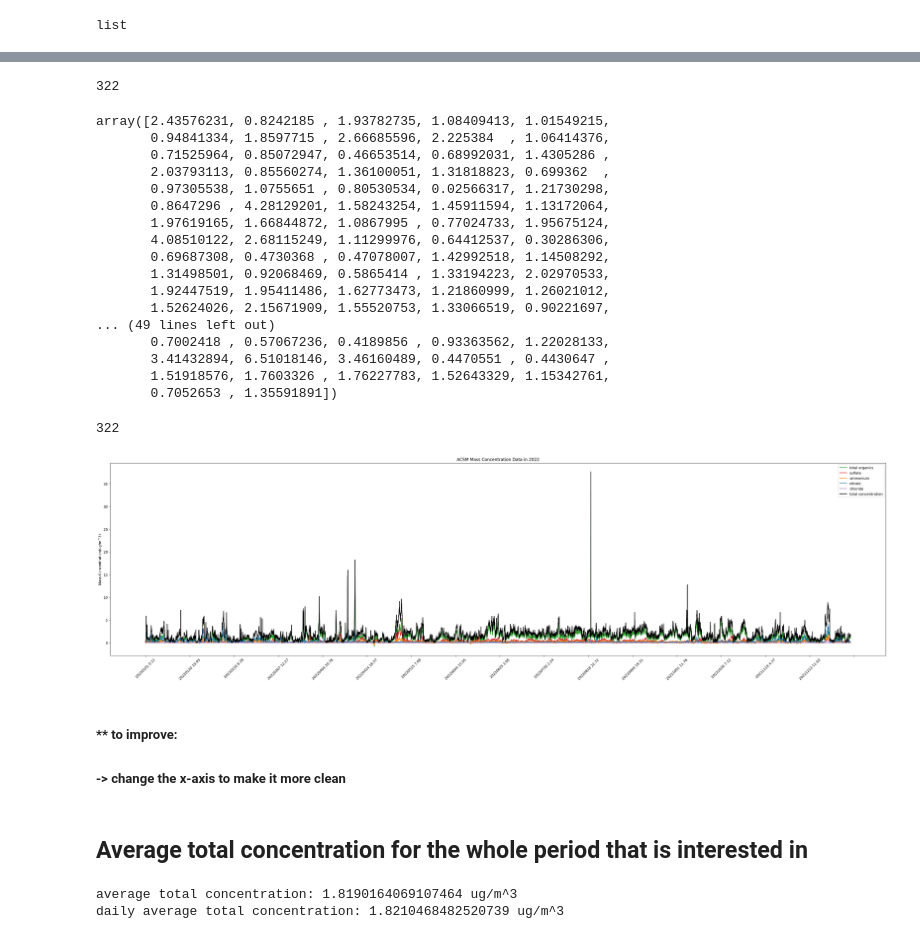
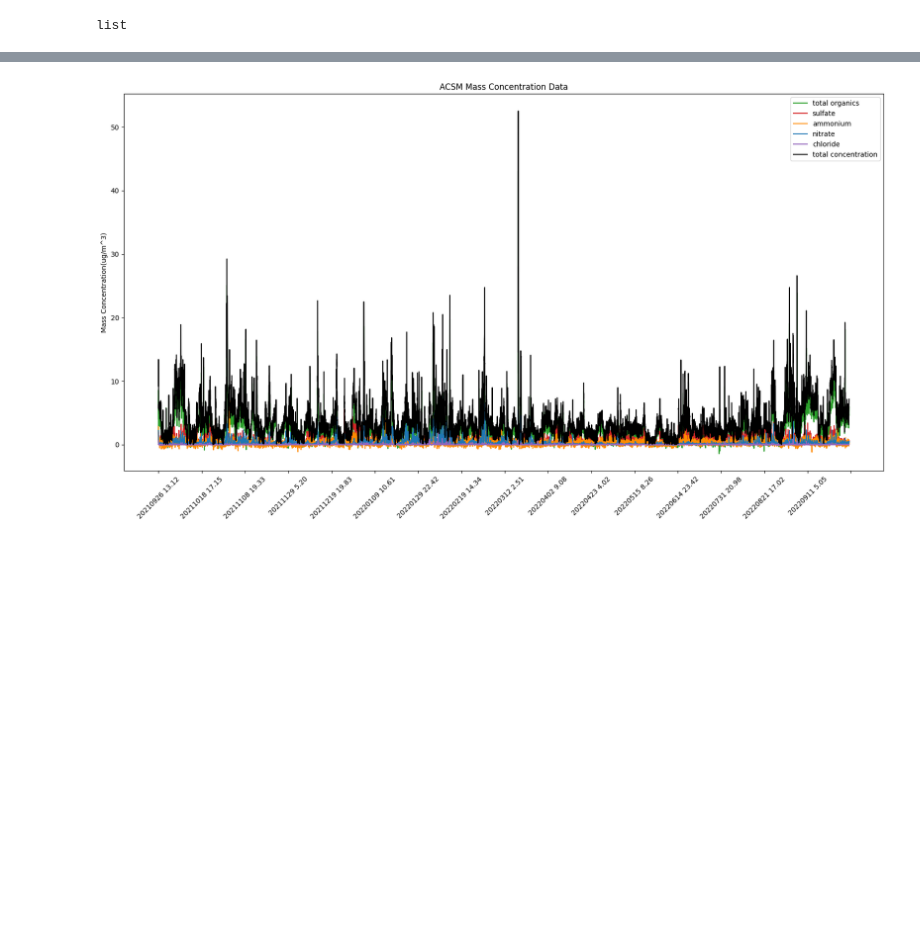
Before and after one commit to YiwenHou/HTDMA-Modeling, a Jupyter notebook: acsm1.ipynb, the cells around one changed output, grey strips where cells are left out. Drawn from its saved outputs; the diff is of its cells as text; code cells hidden in the pictures; blank space fills up the shorter version.

```diff
--- a/acsm1.ipynb
+++ b/acsm1.ipynb
@@ -13,12 +18,12 @@ import matplotlib.patches as mpatches
 import re
 
 # Define the folder path
-directory = '/Users/evenhou/Downloads/acsmdata'
+directory = '/Users/evenhou/Downloads/HOU_data'
 
 # Get a list of all files in the folder
 files = os.listdir(directory)
 
 # Filter the list to include only files containing "2022"
-filtered_files = [file for file in files if '2022' in file]
+filtered_files = [file for file in files if 'acsm' in file]
 print(filtered_files)
 # %% [output]
@@ -79,18 +88,19 @@ for filename in filtered_files:
     total_conc_i = np.zeros(dim_time)
 
     ncf = scipy.io.netcdf_file(file_path, mmap=False)
-    date = int(filename[-25:-17]) # read i.e. 20210427
+    date = int(filename[-18:-10])
+    # date = int(filename[-25:-17]) # read i.e. 20210427
     # print(date)
     date_arr = np.append(date_arr,date)
     # print(time.shape)
     # print(ncf.variables["time"].data.shape)
 
     time[:] = ncf.variables["time"].data/3600 # hr
-    total_organics_i[:] = ncf.variables["total_organics"].data # ug/m^3
-    sulfate_i[:] = ncf.variables["sulfate"].data # ug/m^3
-    ammonium_i[:] = ncf.variables["ammonium"].data # ug/m^3
-    nitrate_i[:] = ncf.variables["nitrate"].data # ug/m^3
-    chloride_i[:] = ncf.variables["chloride"].data # ug/m^3
+    total_organics_i[:] = ncf.variables["total_organics_CDCE"].data # ug/m^3
+    sulfate_i[:] = ncf.variables["sulfate_CDCE"].data # ug/m^3
+    ammonium_i[:] = ncf.variables["ammonium_CDCE"].data # ug/m^3
+    nitrate_i[:] = ncf.variables["nitrate_CDCE"].data # ug/m^3
+    chloride_i[:] = ncf.variables["chloride_CDCE"].data # ug/m^3
     total_conc_i[:] = total_organics_i + sulfate_i + ammonium_i + nitrate_i + chloride_i
     # print(time)
 
@@ -121,10 +131,10 @@ for filename in filtered_files:
     # Combine the date with each time entry
     date_time_i = [f"{date} {t:.2f}" for t in time]
     # print(time)
-    print(date_time_i)
+    # print(date_time_i)
     # print(type(date_time))
     date_time_i = np.array(date_time_i)
     date_time = np.append(date_time,date_time_i)
 
-    # print(len(total_conc_d))
+    # print(len(total_conc_i))
     # print(len(total_conc))
@@ -217,35 +169,6 @@ len(total_conc_d)
-# %%
-len(date_arr)
-# %% [output]
-322
 # %%
 # max_index = np.argmax(total_conc)
 # max_index
-# %%
-# average daily total concentration
-total_conc_d
-# %% [output]
-array([2.43576231, 0.8242185 , 1.93782735, 1.08409413, 1.01549215,
-       0.94841334, 1.8597715 , 2.66685596, 2.225384  , 1.06414376,
-       0.71525964, 0.85072947, 0.46653514, 0.68992031, 1.4305286 ,
-       2.03793113, 0.85560274, 1.36100051, 1.31818823, 0.699362  ,
-       0.97305538, 1.0755651 , 0.80530534, 0.02566317, 1.21730298,
-       0.8647296 , 4.28129201, 1.58243254, 1.45911594, 1.13172064,
-       1.97619165, 1.66844872, 1.0867995 , 0.77024733, 1.95675124,
-       4.08510122, 2.68115249, 1.11299976, 0.64412537, 0.30286306,
-       0.69687308, 0.4730368 , 0.47078007, 1.42992518, 1.14508292,
-       1.31498501, 0.92068469, 0.5865414 , 1.33194223, 2.02970533,
-       1.92447519, 1.95411486, 1.62773473, 1.21860999, 1.26021012,
-       1.52624026, 2.15671909, 1.55520753, 1.33066519, 0.90221697,
-... (49 lines left out)
-       0.7002418 , 0.57067236, 0.4189856 , 0.93363562, 1.22028133,
-       3.41432894, 6.51018146, 3.46160489, 0.4470551 , 0.4430647 ,
-       1.51918576, 1.7603326 , 1.76227783, 1.52643329, 1.15342761,
-       0.7052653 , 1.35591891])
-# %%
-len(total_conc_d)
-# %% [output]
-322
 # %%
 # # just for the outlier in 202208
 
@@ -261,40 +184,24 @@ len(total_conc_d)
 # nitrate = nitrate[condition]
 # chloride = chloride[condition]
 # %%
-plt.figure(figsize=(40,10))
+plt.figure(figsize=(20,10))
 plt.plot(date_time_corrected,total_organics, label='total organics', c='tab:green')
 plt.plot(date_time_corrected,sulfate, label='sulfate', c='tab:red')
 plt.plot(date_time_corrected,ammonium, label='ammonium', c='darkorange')
 plt.plot(date_time_corrected,nitrate, label='nitrate', c='tab:blue')
 plt.plot(date_time_corrected,chloride, label='chloride', c='tab:purple')
 plt.plot(date_time_corrected,total_conc, label='total concentration', c='black')
 # date_str = f"{date:8}"  # Convert to string for formatting
 # formatted_date = f"{date_str[0:4]}-{date_str[4:6]}-{date_str[6:8]}"  # YYYY-MM-DD
-plt.title(f'ACSM Mass Concentration Data in 2022')
+plt.title(f'ACSM Mass Concentration Data')
 # plt.xlabel('Time')
 plt.ylabel('Mass Concentration(ug/m^3)')
 plt.legend()
 plt.xticks(rotation=45)
 # plt.grid(True)
 from matplotlib.ticker import MaxNLocator
 plt.gca().xaxis.set_major_locator(MaxNLocator(nbins=20))  # Set nbins to your preference
 
 plt.show()
 # %% [output]
-[figure, old version]
+[figure, new version]
-# %% [markdown]
-##### ** to improve:
-##### -> change the x-axis to make it more clean
-# %% [markdown]
-## Average total concentration for the whole period that is interested in
-# %%
-# all data points
-avg_total_conc = np.mean(total_conc)
-print("average total concentration:", avg_total_conc, "ug/m^3")
-
-# daily average
-avg_total_conc_d = np.mean(total_conc_d)
-print("daily average total concentration:", avg_total_conc_d, "ug/m^3")
-# %% [output]
-average total concentration: 1.8190164069107464 ug/m^3
-daily average total concentration: 1.8210468482520739 ug/m^3
```
Also changed, not shown: parts of 31 cells of this notebook, 6 other files.
